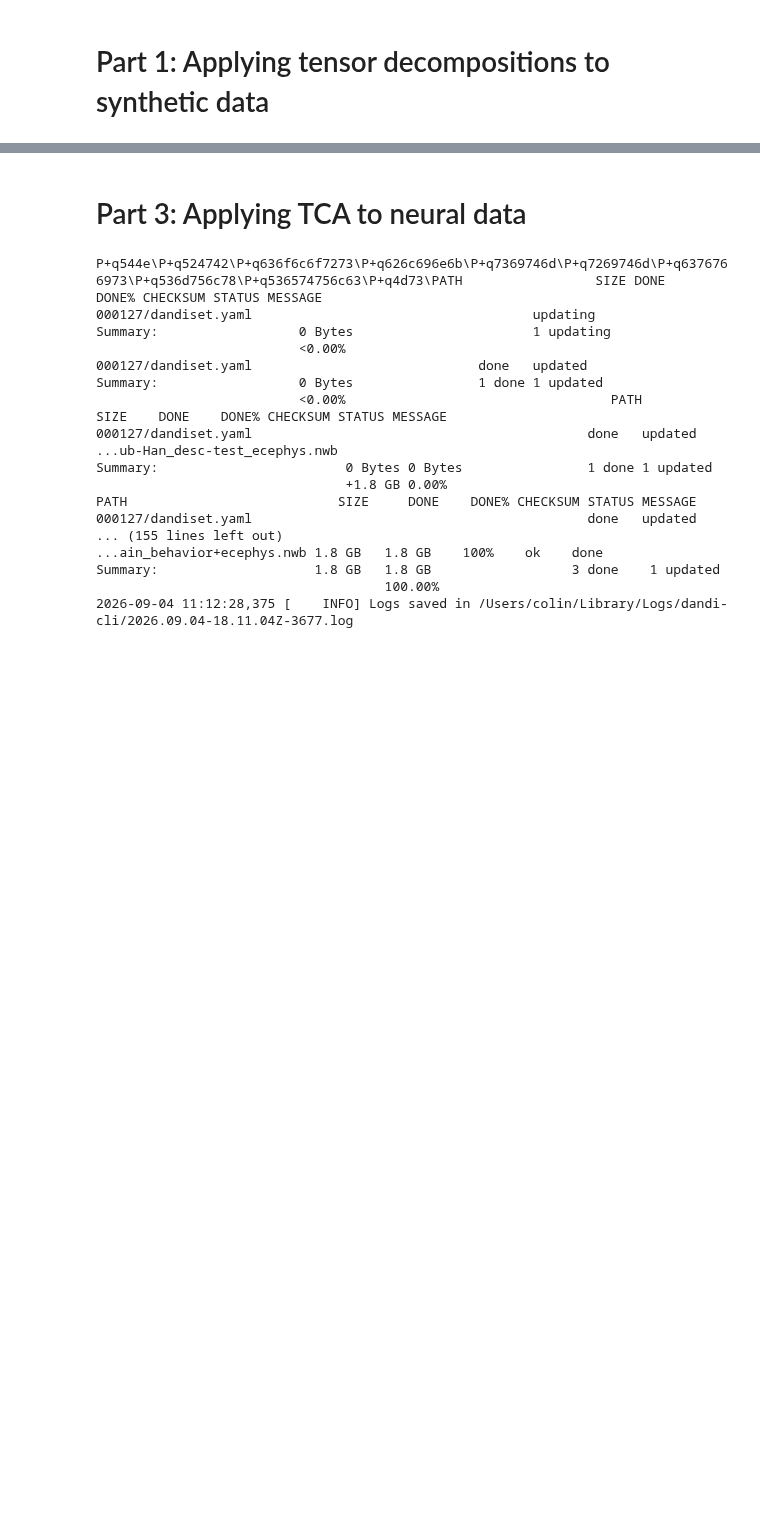
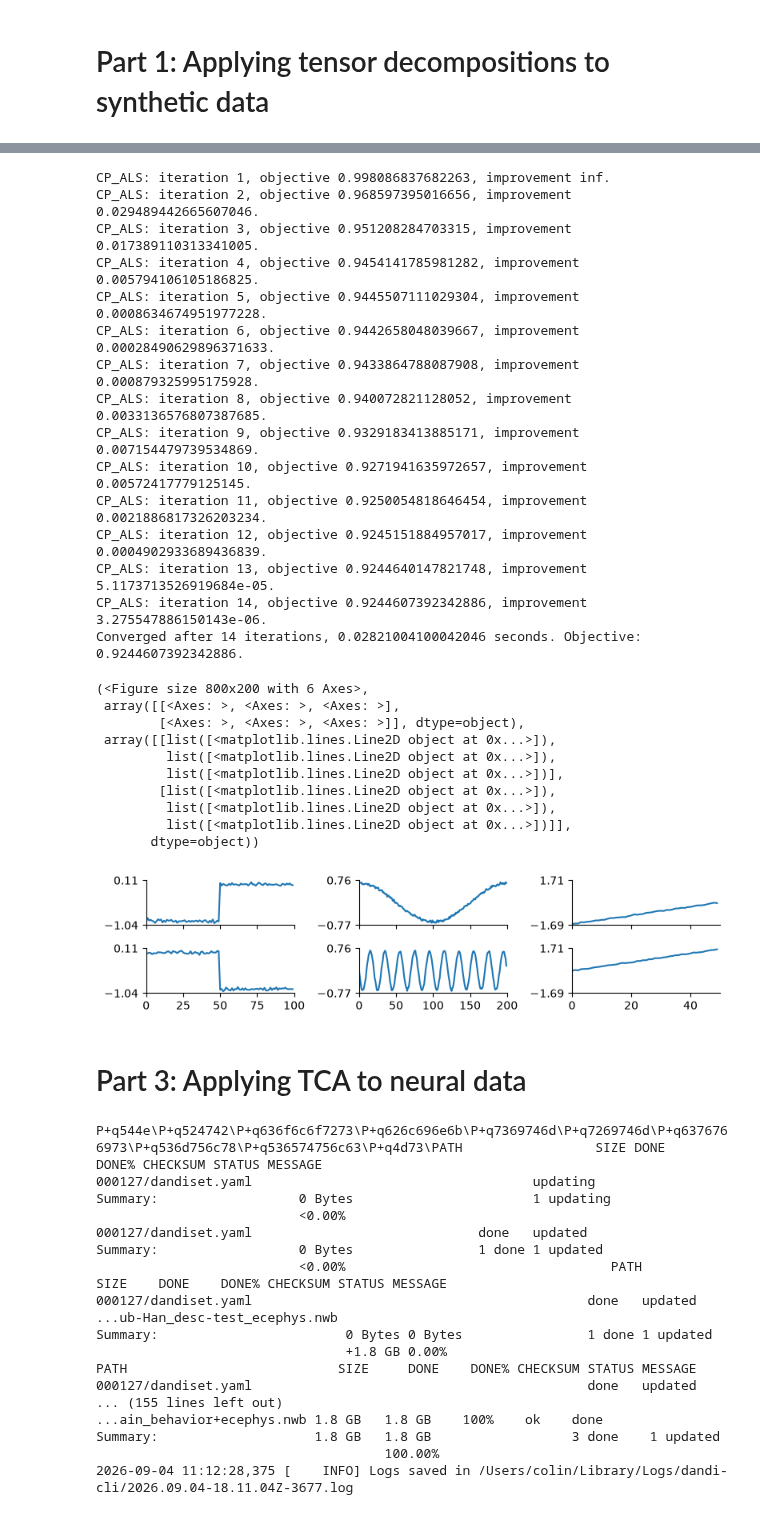
Before and after one commit to colinbredenberg/tca_tutorial, a Jupyter notebook: tutorial.ipynb, the cells around one changed output, grey strips where cells are left out. Drawn from its saved outputs; the diff is of its cells as text; code cells hidden in the pictures; blank space fills up the shorter version.

```diff
--- a/tutorial.ipynb
+++ b/tutorial.ipynb
@@ -21,3 +327,36 @@ The three parts are independent, and if you are already familiar with TCA feel f
+# %%
+#Test cp_als on synthetic data
+
+rank = 2
+result = cp_als_rewrite(data, rank = rank)
+tt.plot_factors(result.factors)  # plot the low-d factors
+# %% [output]
+CP_ALS: iteration 1, objective 0.998086837682263, improvement inf.
+CP_ALS: iteration 2, objective 0.968597395016656, improvement 0.029489442665607046.
+CP_ALS: iteration 3, objective 0.951208284703315, improvement 0.017389110313341005.
+CP_ALS: iteration 4, objective 0.9454141785981282, improvement 0.005794106105186825.
+CP_ALS: iteration 5, objective 0.9445507111029304, improvement 0.0008634674951977228.
+CP_ALS: iteration 6, objective 0.9442658048039667, improvement 0.00028490629896371633.
+CP_ALS: iteration 7, objective 0.9433864788087908, improvement 0.000879325995175928.
+CP_ALS: iteration 8, objective 0.940072821128052, improvement 0.0033136576807387685.
+CP_ALS: iteration 9, objective 0.9329183413885171, improvement 0.007154479739534869.
+CP_ALS: iteration 10, objective 0.9271941635972657, improvement 0.00572417779125145.
+CP_ALS: iteration 11, objective 0.9250054818646454, improvement 0.0021886817326203234.
+CP_ALS: iteration 12, objective 0.9245151884957017, improvement 0.0004902933689436839.
+CP_ALS: iteration 13, objective 0.9244640147821748, improvement 5.1173713526919684e-05.
+CP_ALS: iteration 14, objective 0.9244607392342886, improvement 3.275547886150143e-06.
+Converged after 14 iterations, 0.02821004100042046 seconds. Objective: 0.9244607392342886.
+(<Figure size 800x200 with 6 Axes>,
+ array([[<Axes: >, <Axes: >, <Axes: >],
+        [<Axes: >, <Axes: >, <Axes: >]], dtype=object),
+ array([[list([<matplotlib.lines.Line2D object at 0x...>]),
+         list([<matplotlib.lines.Line2D object at 0x...>]),
+         list([<matplotlib.lines.Line2D object at 0x...>])],
+        [list([<matplotlib.lines.Line2D object at 0x...>]),
+         list([<matplotlib.lines.Line2D object at 0x...>]),
+         list([<matplotlib.lines.Line2D object at 0x...>])]],
+       dtype=object))
+[figure, added]
 # %% [markdown]
 # Part 3: Applying TCA to neural data
 # %%
```
Also changed, not shown: parts of 11 cells of this notebook, 1 other file.
